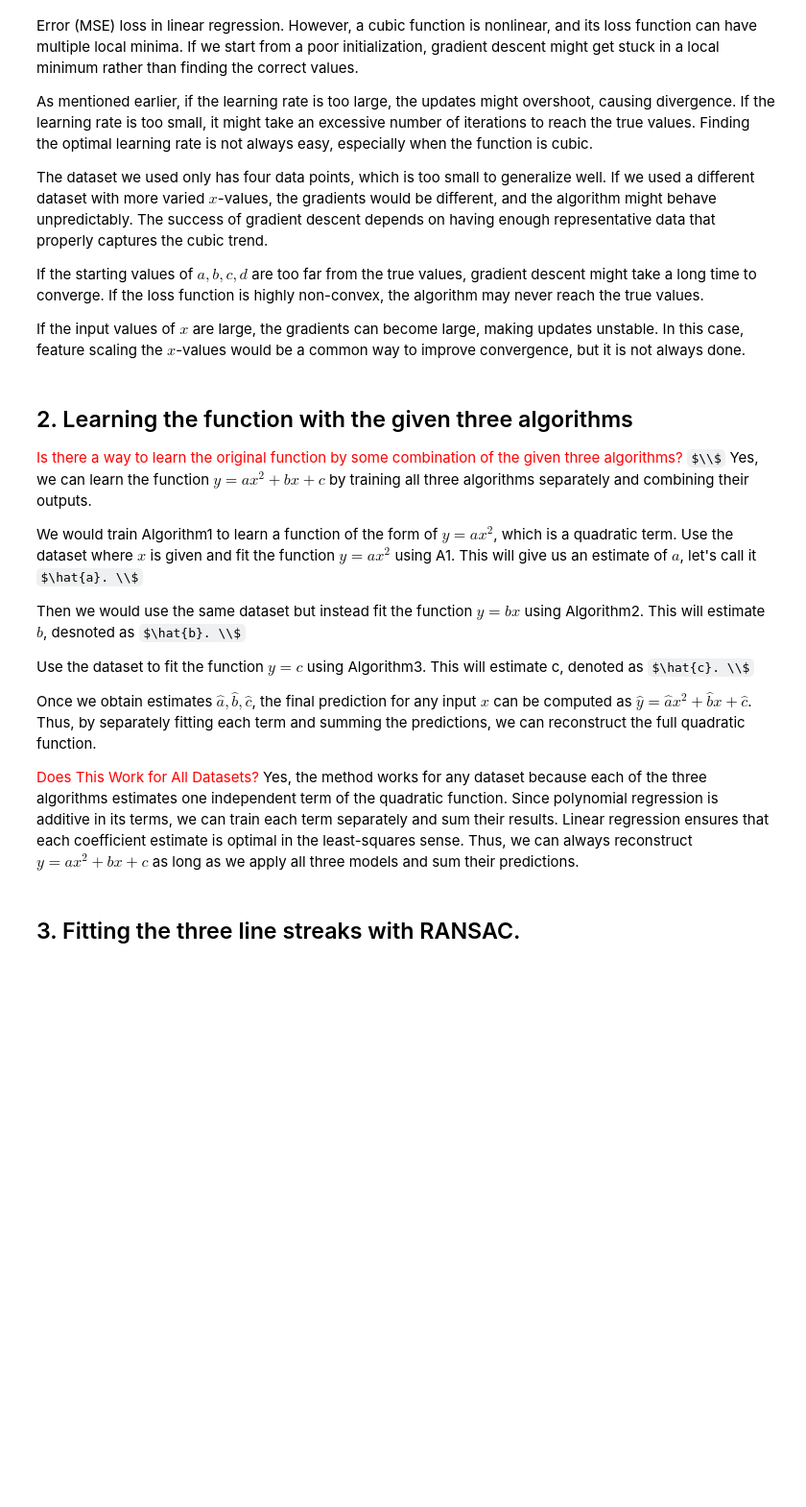
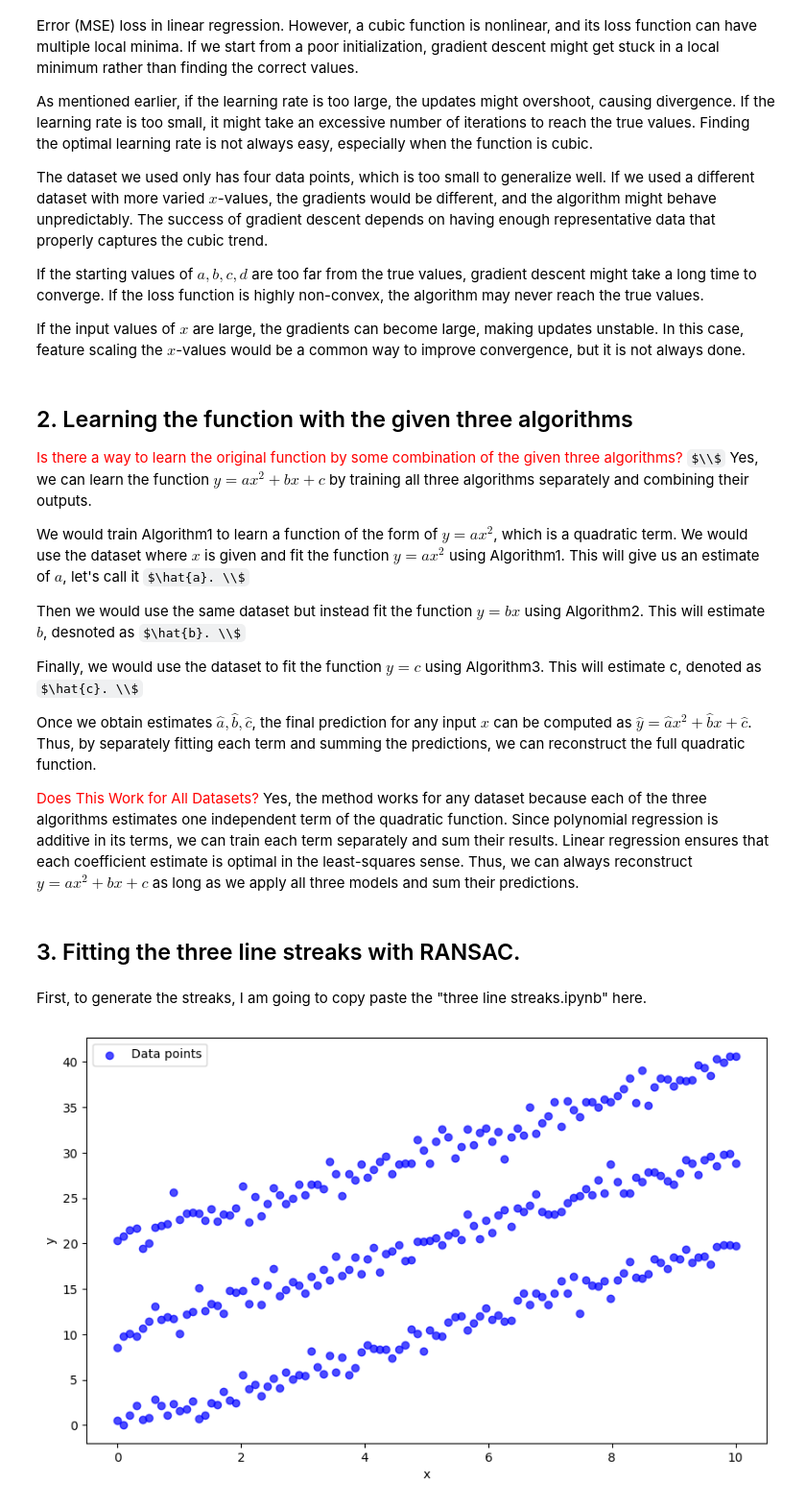
Before and after one commit to ibrikk/ML-templates, a Jupyter notebook: ML-VT/HW2/HW2.ipynb, the cells around one changed output. Shown: that part at 96% size. Drawn from its saved outputs; the diff is of its cells as text; code cells hidden in the pictures; some formulas as TeX source; blank space fills up the shorter version.

```diff
--- a/ML-VT/HW2/HW2.ipynb
+++ b/ML-VT/HW2/HW2.ipynb
@@ -141,11 +141,11 @@ If the input values of $x$ are large, the gradients can become large, making upd
 
 <span style="color:red;">Is there a way to learn the original function by some combination of the given three algorithms?</span>  $\\$ Yes, we can learn the function $y = ax^2 + bx + c$ by training all three algorithms separately and combining their outputs.
 
-We would train Algorithm1 to learn a function of the form of $y = ax^2$, which is a quadratic term. Use the dataset where $x$ is given and fit the function $y=ax^2$ using A1. This will give us an estimate of $a$, let's call it $\hat{a}. \\$
+We would train Algorithm1 to learn a function of the form of $y = ax^2$, which is a quadratic term. We would use the dataset where $x$ is given and fit the function $y=ax^2$ using Algorithm1. This will give us an estimate of $a$, let's call it $\hat{a}. \\$
 
 Then we would use the same dataset but instead fit the function $y=bx$ using Algorithm2. This will estimate $b$, desnoted as $\hat{b}. \\$
 
-Use the dataset to fit the function $y=c$ using Algorithm3.
+Finally, we would use the dataset to fit the function $y=c$ using Algorithm3.
 This will estimate c, denoted as $\hat{c}. \\$
 
 Once we obtain estimates $\hat{a}, \hat{b}, \hat{c}$, the final prediction for any input $x$ can be computed as $\hat{y} = \hat{a}x^2 + \hat{b}x + \hat{c}$. Thus, by separately fitting each term and summing the predictions, we can reconstruct the full quadratic function.
@@ -156,3 +156,47 @@ Linear regression ensures that each coefficient estimate is optimal in the least
 Thus, we can always reconstruct $y = ax^2 + bx + c$ as long as we apply all three models and sum their predictions.
 # %% [markdown]
 ## 3. Fitting the three line streaks with RANSAC.
+# %% [markdown]
+First, to generate the streaks, I am going to copy paste the "three line streaks.ipynb" here.
+# %%
+import numpy as np
+import matplotlib.pyplot as plt
+
+# Set a random seed for reproducibility
+np.random.seed(42)
+
+# Parameters for the three parallel lines
+m = 2.0         # Common slope for all lines
+c1 = 0.0        # Intercept for the first line
+c2 = 10.0       # Intercept for the second line
+c3 = 20.0       # Intercept for the third line
+n_points = 100  # Number of points per line
+noise_std = 1.0 # Standard deviation of the Gaussian noise
+
+# Generate x-values uniformly for all lines
+x_vals = np.linspace(0, 10, n_points)
+
+# Generate y-values for each line with added Gaussian noise
+y_line1 = m * x_vals + c1 + np.random.normal(0, noise_std, n_points)
+y_line2 = m * x_vals + c2 + np.random.normal(0, noise_std, n_points)
+y_line3 = m * x_vals + c3 + np.random.normal(0, noise_std, n_points)
+
+# Combine the points from all three lines into one dataset
+X = np.concatenate([x_vals, x_vals, x_vals]).reshape(-1, 1)
+y = np.concatenate([y_line1, y_line2, y_line3])
+
+# Optionally, shuffle the dataset so that the points from the three lines are intermingled
+indices = np.arange(len(X))
+np.random.shuffle(indices)
+X = X[indices]
+y = y[indices]
+
+# Plot the dataset
+plt.figure(figsize=(10, 6))
+plt.scatter(X, y, color='blue', alpha=0.7, label='Data points')
+plt.xlabel('x')
+plt.ylabel('y')
+plt.legend()
+plt.show()
+# %% [output]
+[figure, added]
```
Also changed, not shown: parts of 3 cells of this notebook, 1 other file.
